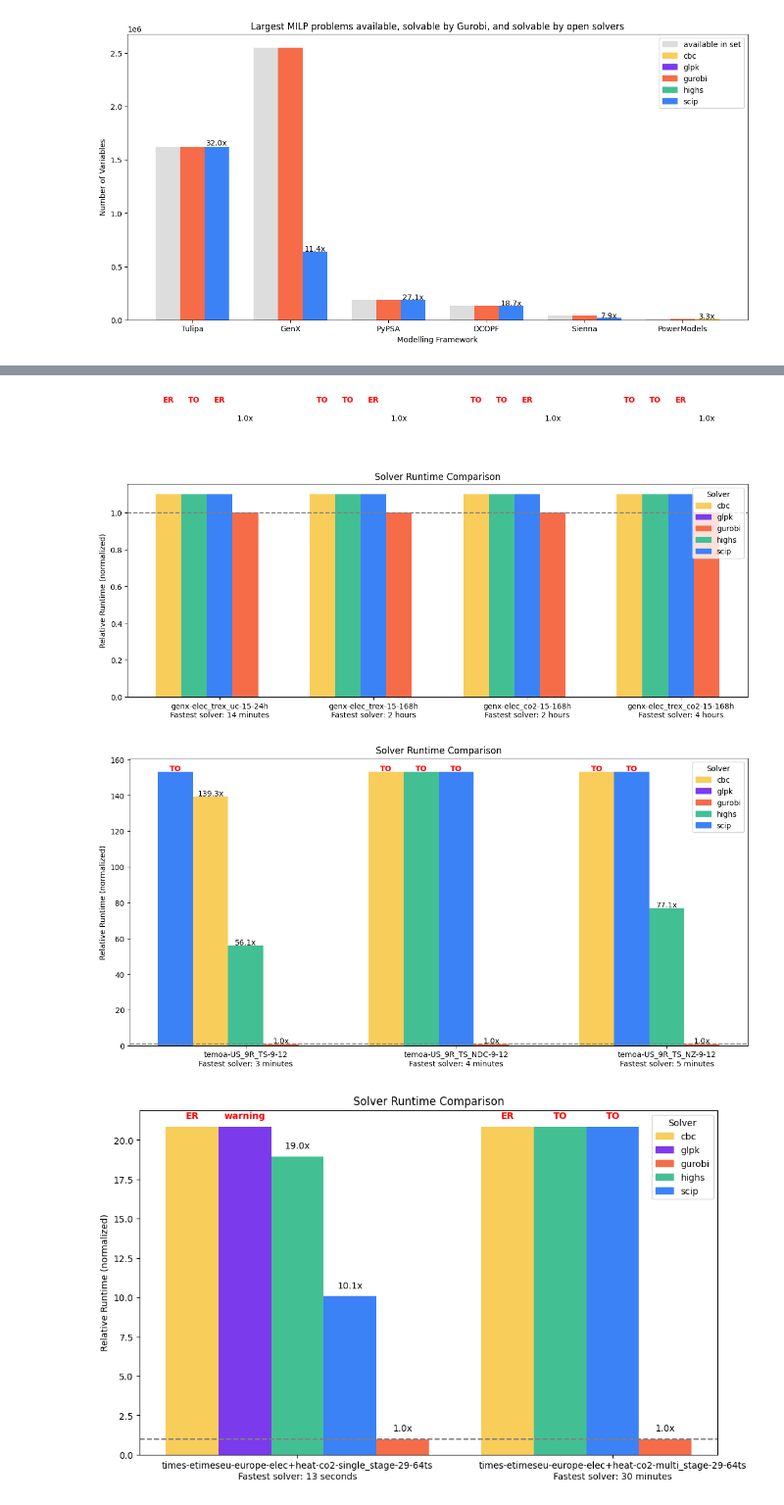
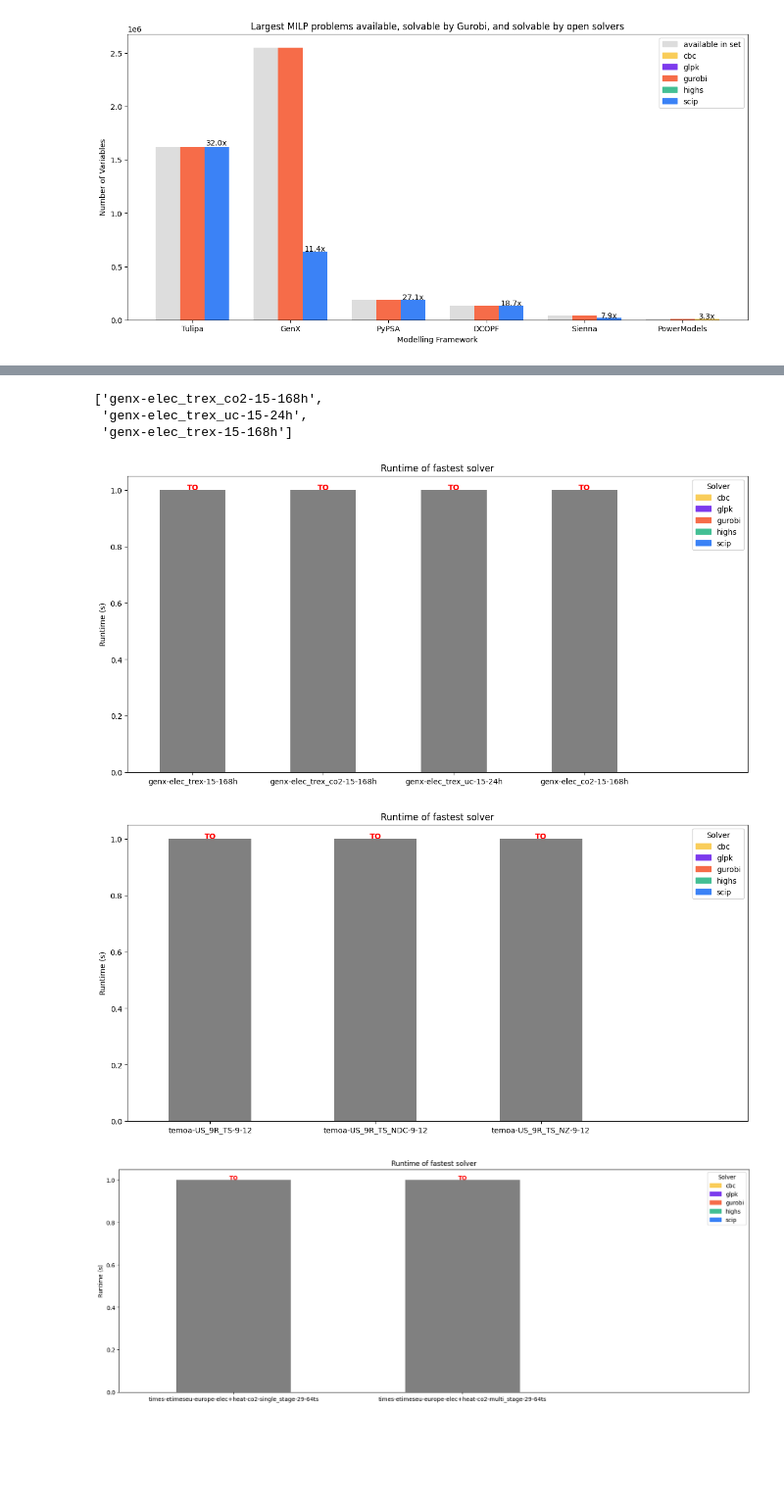
Before and after one commit to open-energy-transition/solver-benchmark, a Jupyter notebook: pocs/key-insights.ipynb, the cells around one changed output, grey strips where cells are left out. Shown at 98% size. Cells and saved outputs as stored; diff of their text form; code cells hidden in the pictures; blank space fills up the shorter version.

Commit message:
More plots for where solvers breakdown

```diff
--- a/pocs/key-insights.ipynb
+++ b/pocs/key-insights.ipynb
@@ -504,20 +503,0 @@ plot_largest_probs(largest_milp_per_model, "MILP")
-# %%
-# Runtime vs number of variables for OS solvers and Gurobi
-fig, ax = plt.subplots(layout="constrained")
-ax.scatter(
-    os_feasible_results["Num. Variables"],
-    os_feasible_results["Runtime (s)"],
-    label="fastest open solver",
-)
-ax.scatter(
-    gurobi_results["Num. Variables"],
-    gurobi_results["Runtime (s)"],
-    c=color_map["gurobi"],
-    label="gurobi",
-)
-ax.set_yscale("log")
-ax.set_xscale("log")
-ax.set_xlabel("Number of Variables")
-ax.set_ylabel("Runtime (s)")
-ax.set_title("Runtime of fastest open solver & Gurobi in terms of the problem scale")
-ax.legend()
@@ -534,35 +654,41 @@ plot_runtime_slowdowns_of(
+# %%
+[b for b in results["bench-size"].unique() if b.startswith("genx-elec_trex")]
+# %% [output]
+['genx-elec_trex_co2-15-168h',
+ 'genx-elec_trex_uc-15-24h',
+ 'genx-elec_trex-15-168h']
 # %%
 # The effect of UC, transmission expansion, and CO2 constraints in GenX
-plot_runtime_slowdowns_of(
-    results,
-    {
+plot_fastest_runtime_of(
+    [
         "genx-elec_trex-15-168h",
         "genx-elec_trex_co2-15-168h",
         "genx-elec_trex_uc-15-24h",
         "genx-elec_co2-15-168h",
-    },
+    ],
     figsize=(12, 6),
+    # os_only=False,
 )
 # %% [output]
-[figure, old version]
+[figure, new version]
 # %%
 # The effect of CO2 constraints in TEMOA
-plot_runtime_slowdowns_of(
-    results,
-    {"temoa-US_9R_TS-9-12", "temoa-US_9R_TS_NDC-9-12", "temoa-US_9R_TS_NZ-9-12"},
+plot_fastest_runtime_of(
+    ["temoa-US_9R_TS-9-12", "temoa-US_9R_TS_NDC-9-12", "temoa-US_9R_TS_NZ-9-12"],
     figsize=(12, 6),
+    # os_only=False,
 )
 # %% [output]
-[figure, old version]
+[figure, new version]
 # %%
 # The effect of time horizons in TIMES
-plot_runtime_slowdowns_of(
-    results,
-    {
+plot_fastest_runtime_of(
+    [
         "times-etimeseu-europe-elec+heat-co2-single_stage-29-64ts",
         "times-etimeseu-europe-elec+heat-co2-multi_stage-29-64ts",
-    },
-    figsize=(10, 6),
+    ],
+    figsize=(16, 6),
+    # os_only=False,
 )
 # %% [output]
-[figure, old version]
+[figure, new version]
```
Also changed, not shown: parts of 8 cells of this notebook.
